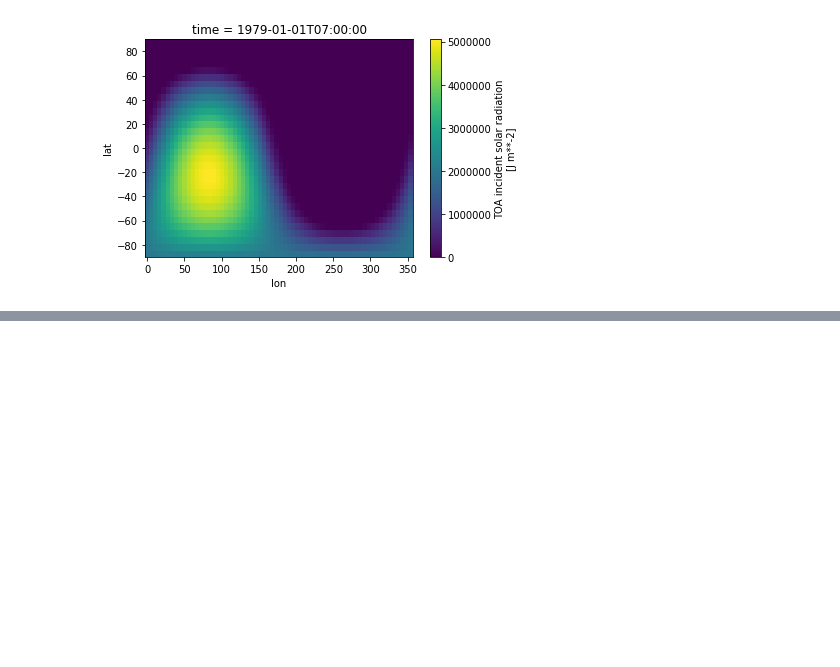
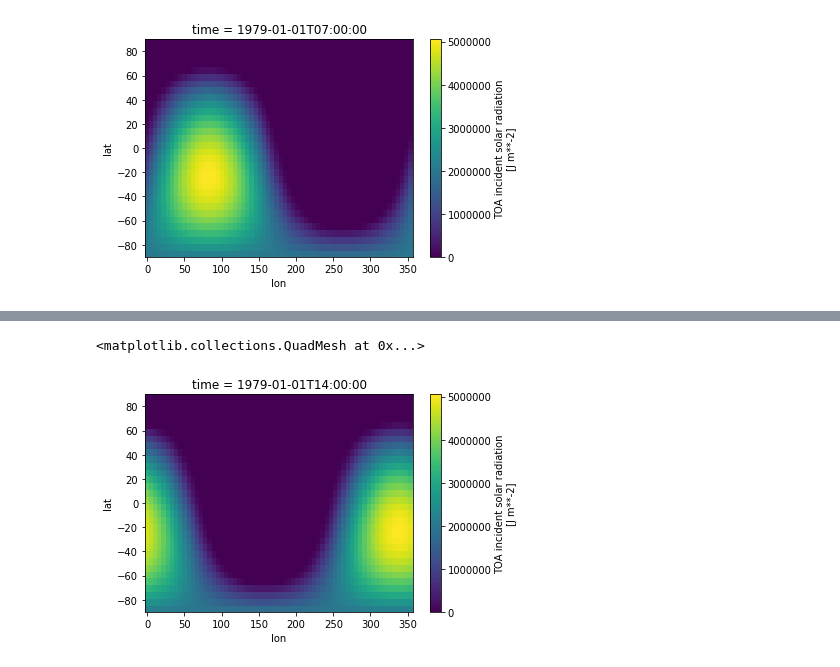
Before and after one commit to sagar-garg/WeatherBench, a Jupyter notebook: devlog/05-architectures.ipynb, the cells around one changed output, grey strips where cells are left out. Drawn from its saved outputs; the diff is of its cells as text; code cells hidden in the pictures; blank space fills up the shorter version.

Commit message:
Added multi time step and many experiments

```diff
--- a/devlog/05-architectures.ipynb
+++ b/devlog/05-architectures.ipynb
@@ -363,7 +400,7 @@ tisr[0].plot()
 <matplotlib.collections.QuadMesh at 0x...>
 [figure]
 # %%
-var_dict = var_dict: {'geopotential': ('z', [500]), 'temperature': ('t', [850]),
+var_dict = {'geopotential': ('z', [500]), 'temperature': ('t', [850]),
                       'toa_incident_solar_radiation': ('tisr', None),
                       'constants': ['lsm','orography','lat2d']}
 # %%
@@ -370,0 +412,2 @@ output_vars = ['z_500', 't_850']
+# %%
+ds = [xr.open_mfdataset(f'{DATADIR}/{var}/*.nc', combine='by_coords') for var in var_dict.keys()]
@@ -370,0 +430,2 @@ output_vars = ['z_500', 't_850']
+# %%
+tisr = ds[2]
@@ -370,0 +437,5 @@ output_vars = ['z_500', 't_850']
+# %%
+tisr.tisr.isel(time=7).plot()
+# %% [output]
+<matplotlib.collections.QuadMesh at 0x...>
+[figure, added]
```
Also changed, not shown: parts of 42 cells of this notebook, 22 other files.
